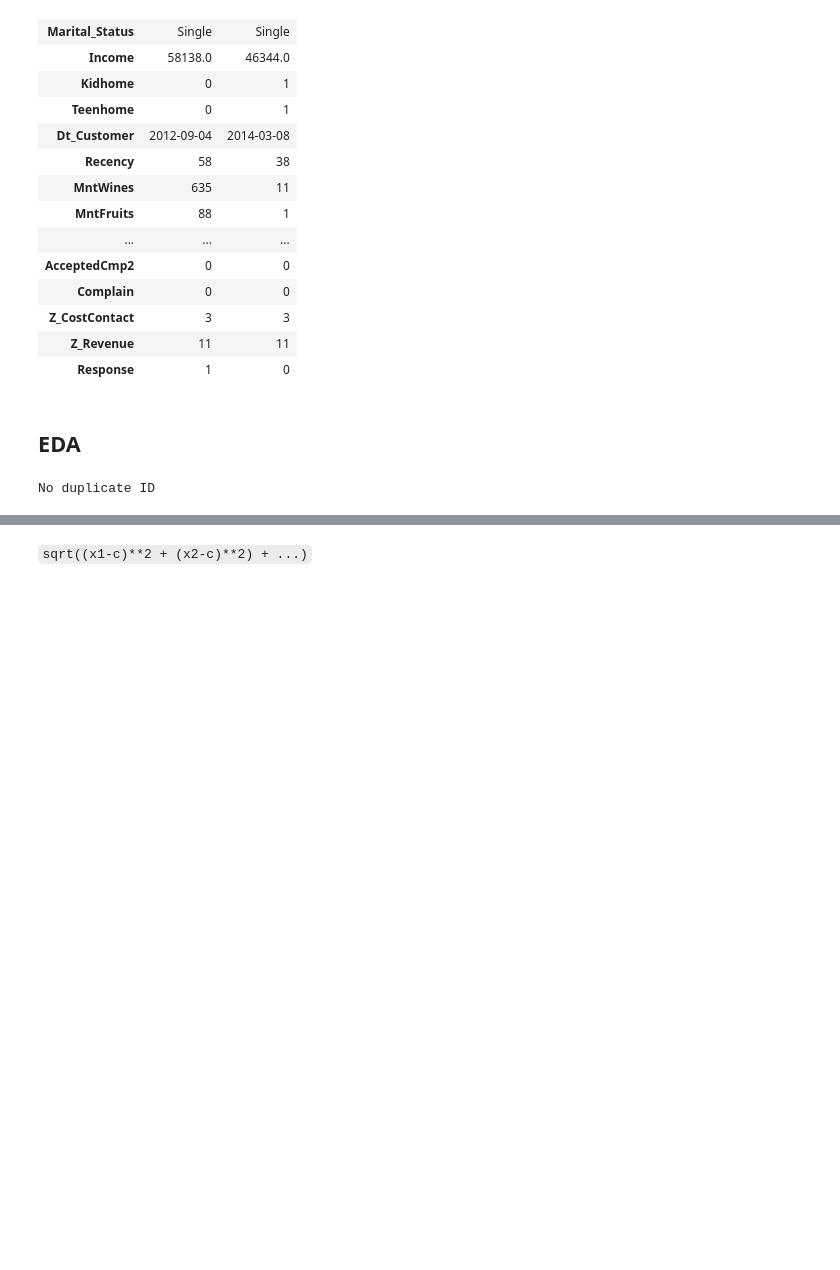
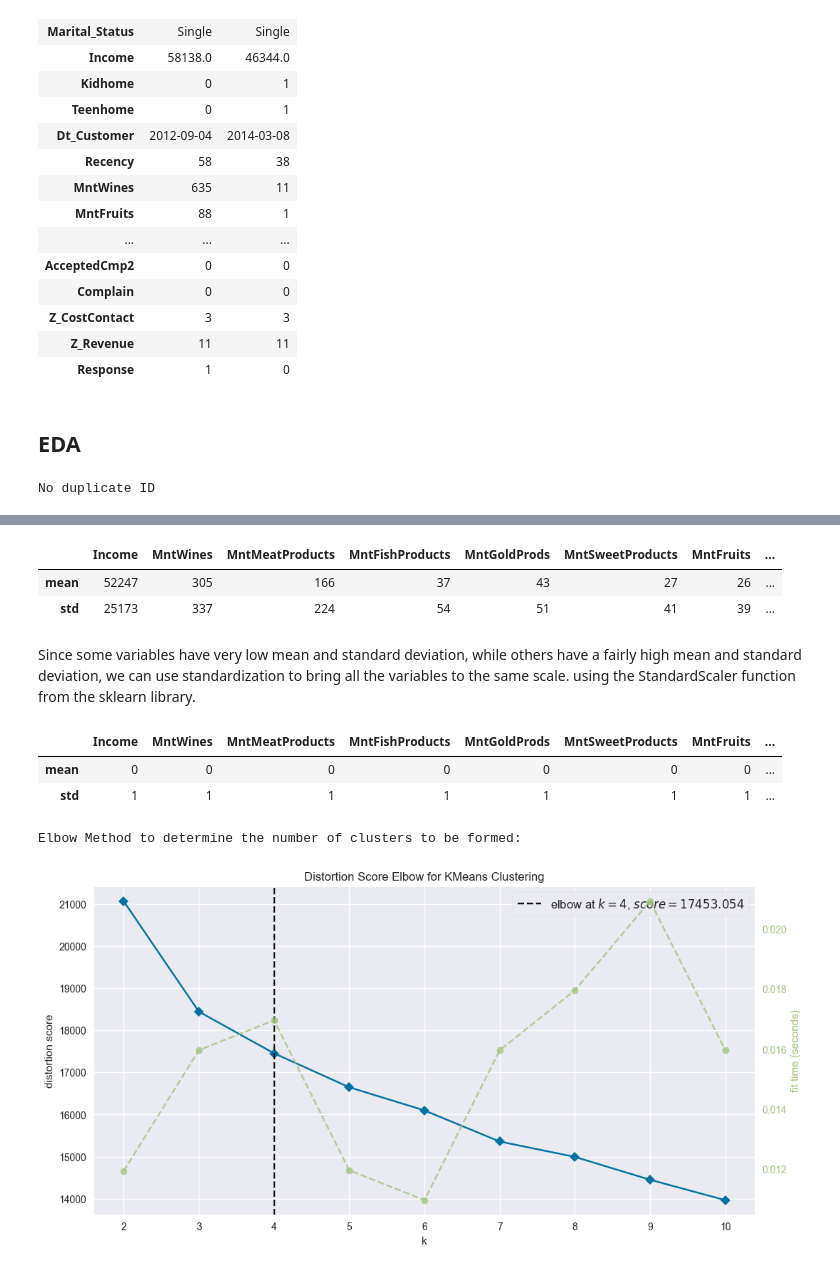
Before and after one commit to Barakamtana/Customer_Segmentation, a Jupyter notebook: Customer_segmentation.ipynb, the cells around one changed output, grey strips where cells are left out. Drawn from its saved outputs; the diff is of its cells as text; code cells hidden in the pictures; blank space fills up the shorter version.

```diff
--- a/Customer_segmentation.ipynb
+++ b/Customer_segmentation.ipynb
@@ -184,7 +204,7 @@ for col in df[['Age', 'Customer_Tenure']].columns:
 # %%
 # Since we can't drop use all features we'll peak the features with the hightest variance
 
-int_df = df.select_dtypes(include=['int64'])
+int_df = df.select_dtypes(include=['int64','int32' ,'float64'])
 int_df = int_df.var().sort_values(ascending=False)
 
 # print(int_df.var().sort_values(ascending=False))
@@ -194,3 +214,25 @@ high_var_cols = []
 for col in int_df.index:
     if int_df[col] > 1:
         high_var_cols.append(col)
+
+print(high_var_cols)
+
+#We'll use the columns with the highest variance for out K-Means clustering
+# We'll exclude all catergorical columns/variales
+X = df[high_var_cols]
+
+X.rename(columns = {
+    "MntWines" : 'Wine',
+    'MntMeatProducts' : 'Meat',
+    "MntFishProducts" : 'Fish',
+    "MntGoldProds" : 'Gold',
+    "MntSweetProducts" : 'Sweet',
+    "MntFruits" : 'Fruits',
+    "NumStorePurchases" : 'Store_Purchases',
+    "NumCatalogPurchases" : 'Catalog_Purchases',
+    'NumWebPurchases' : 'Web_Purchases',
+    "NumWebVisitsMonth" : 'Web_Visits',
+    "NumDealsPurchases" : 'Deals_Purchases',
+})
+
+X.head(5)
@@ -208,2 +248,30 @@ columns_to_drop = df.columns[18:-2]
-# %% [markdown]
-<code>sqrt((x1-c)**2 + (x2-c)**2) + ...)</code>
+# %%
+X.aggregate(['mean', 'std']).astype(int)
+# %% [output]
+|  | Income | MntWines | MntMeatProducts | MntFishProducts | MntGoldProds | MntSweetProducts | MntFruits | ... |
+| mean | 52247 | 305 | 166 | 37 | 43 | 27 | 26 | ... |
+| std | 25173 | 337 | 224 | 54 | 51 | 41 | 39 | ... |
+# %% [markdown]
+Since some variables have very low mean and standard deviation, while others have a fairly high mean and standard deviation, we can use standardization to bring all the variables to the same scale. using the StandardScaler function from the sklearn library.
+# %%
+ss = StandardScaler()
+
+X_scaled = ss.fit_transform(X)
+
+X_scaled = pd.DataFrame(X_scaled, columns=X.columns)
+
+X_scaled.aggregate(['mean', 'std']).astype(int)
+# %% [output]
+|  | Income | MntWines | MntMeatProducts | MntFishProducts | MntGoldProds | MntSweetProducts | MntFruits | ... |
+| mean | 0 | 0 | 0 | 0 | 0 | 0 | 0 | ... |
+| std | 1 | 1 | 1 | 1 | 1 | 1 | 1 | ... |
+# %%
+# Quick examination of elbow method to find numbers of clusters to make.
+plt.figure(figsize=(12, 6))
+print('Elbow Method to determine the number of clusters to be formed:')
+Elbow_M = KElbowVisualizer(KMeans(random_state=42), k=10)
+Elbow_M.fit(X_scaled)
+Elbow_M.show();
+# %% [output]
+Elbow Method to determine the number of clusters to be formed:
+[figure, added]
```
Also changed, not shown: parts of 21 cells of this notebook.
